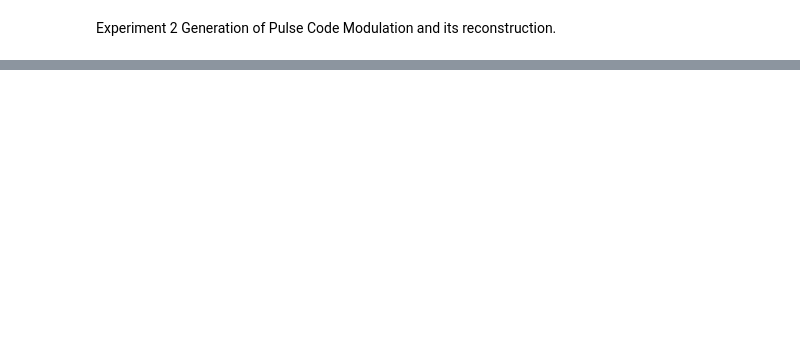
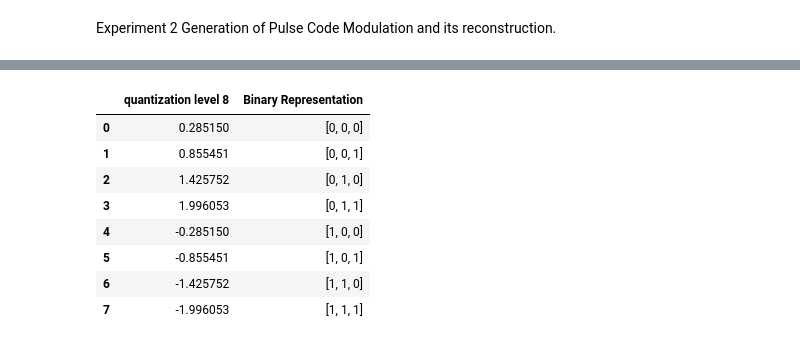
Before and after one commit to ParasKore2003/Digital-Communication-Lab, a Jupyter notebook: Digital Communication/Lab record/Lab2.ipynb, the cells around one changed output, grey strips where cells are left out. Saved outputs shown, nothing was run; the diff lists cells and outputs as text; code cells hidden in the pictures; blank space fills up the shorter version.

```diff
--- a/Digital Communication/Lab record/Lab2.ipynb
+++ b/Digital Communication/Lab record/Lab2.ipynb
@@ -29,6 +29,22 @@ def SQNR(signal_1, signal_2):
 def SQNR_theo(level):
     bits = np.log2(level)
     return (6 *bits) + 1.76
+
+def Tabular(Signal):
+    solution = pd.DataFrame({'Levels':Signal})
+    solution = solution.drop_duplicates().reset_index(drop=True)
+    solution = solution.drop(0)
+    # solution = solution.sort_values(by="Levels", ascending=False)
+    return solution
+
+def Binary(level):
+    X8 = []
+    for i in range(level):
+        num = bin(i).lstrip('0b').zfill(3)
+        arr1 = []
+        arr1 = [int(j) for j in num]
+        X8.append(arr1)
+    return X8
 # %%
 #Sinusoidal Signal
 Amp = 2   #Amplitude of the sinusoidal signal
@@ -100,0 +119,16 @@ print(Error)
+# %%
+quantization_levels = np.array([quantized_signal.Levels[i+1] for i in range(levels)])
+
+X8 = Binary(8)
+match_8 = pd.DataFrame({'quantization level 8': quantization_levels.tolist(), 'Binary Representation': np.array(X8).tolist()})
+match_8
+# %% [output]
+|  | quantization level 8 | Binary Representation |
+| 0 | 0.285150 | [0, 0, 0] |
+| 1 | 0.855451 | [0, 0, 1] |
+| 2 | 1.425752 | [0, 1, 0] |
+| 3 | 1.996053 | [0, 1, 1] |
+| 4 | -0.285150 | [1, 0, 0] |
+| 5 | -0.855451 | [1, 0, 1] |
+| 6 | -1.425752 | [1, 1, 0] |
+| 7 | -1.996053 | [1, 1, 1] |
```
Also changed, not shown: parts of 7 cells of this notebook.
